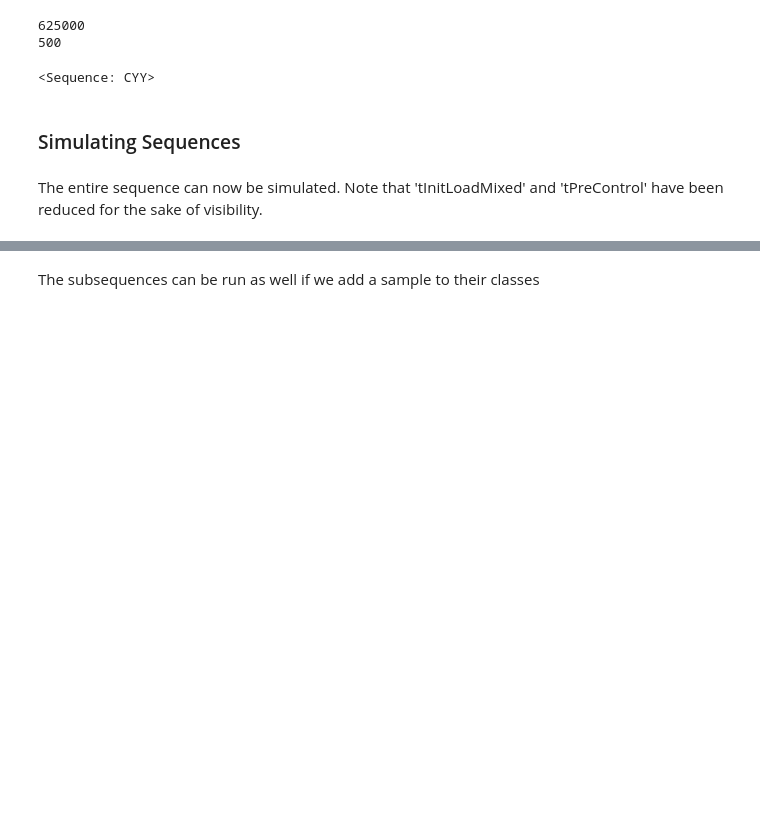
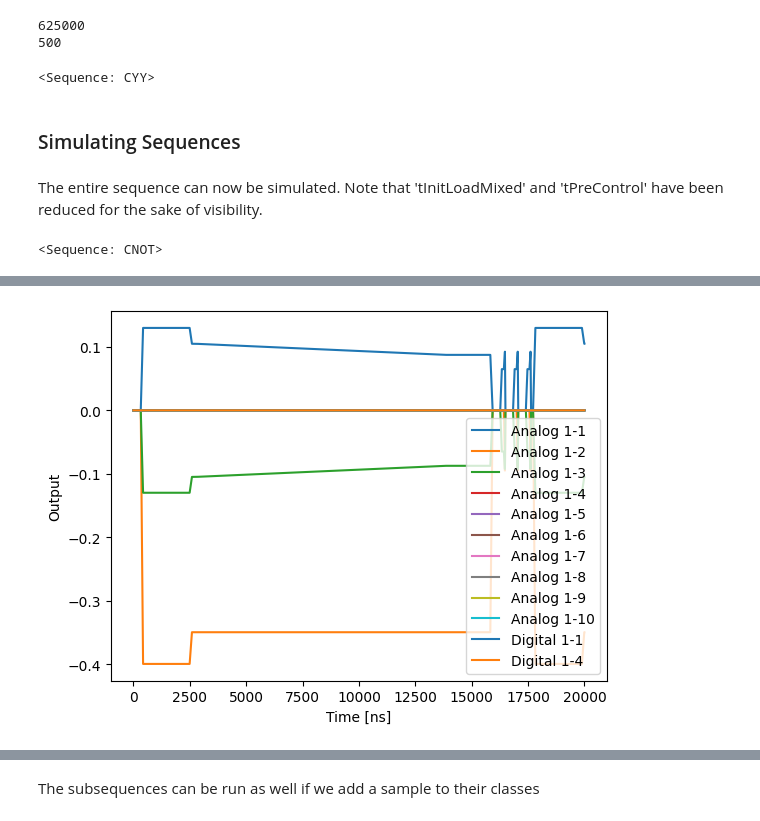
Before and after one commit to andncl/arbok, a Jupyter notebook: arbok/examples/user_guide.ipynb, the cells around one changed output, grey strips where cells are left out. Cells and saved outputs as stored; diff of their text form; code cells hidden in the pictures; blank space fills up the shorter version.

```diff
--- a/arbok/examples/user_guide.ipynb
+++ b/arbok/examples/user_guide.ipynb
@@ -67,8 +67,10 @@ qh.duInit.root_instrument
 # %% [markdown]
 The entire sequence can now be simulated. Note that 'tInitLoadMixed' and 'tPreControl' have been reduced for the sake of visibility.
 # %%
-qb.
+qb.CNOT.stReadout.parent
+# %% [output]
+<Sequence: CNOT>
 # %%
-qb.qh.duInit.tPreControl(int(2e3/4))
+qb.CNOT.duInit.tPreControl(int(2e3/4))
 qb.run_remote_simulation(duration = 5000)
 # %% [output]
@@ -76,3 +80,4 @@ AttributeError: 'Sequence' object and its delegates have no attribute 'duInit'
+[figure, added]
 # %%
 qh.duInit.tPreControl(int(2e3/4))
 qh.run_remote_simulation(duration = 4500)
```
Also changed, not shown: parts of 9 cells of this notebook, 1 other file.
